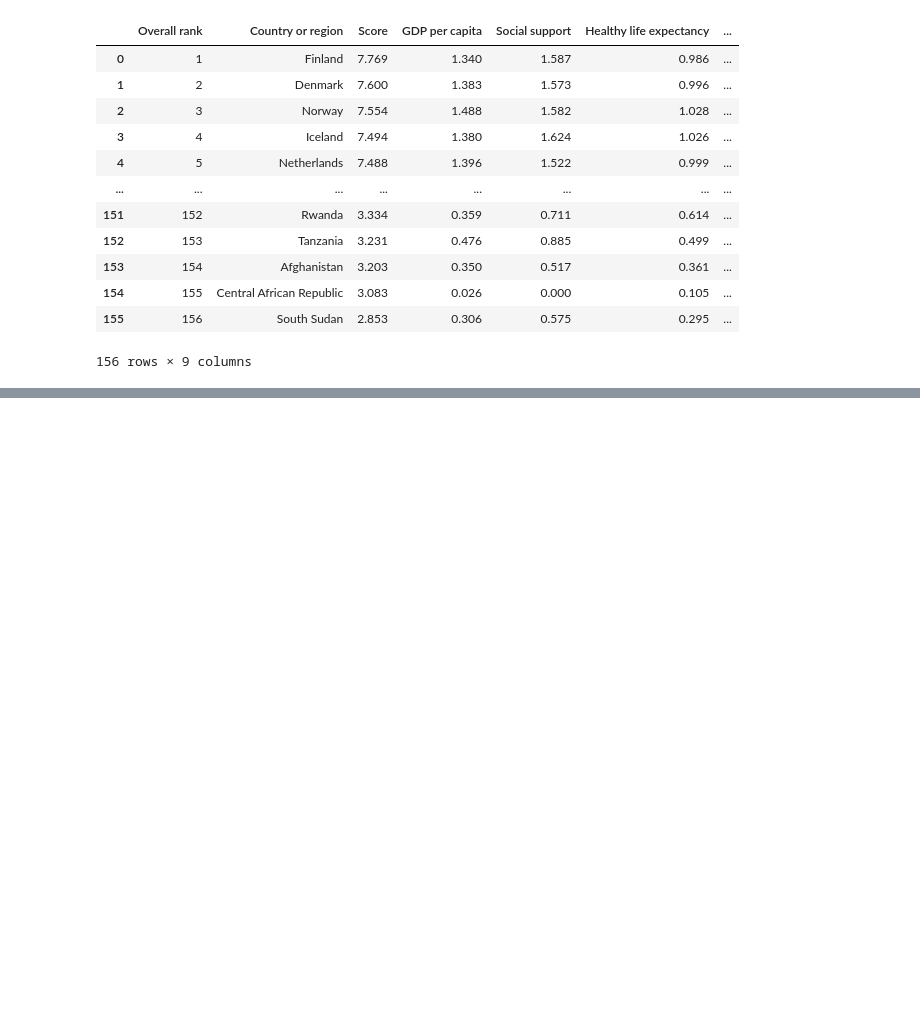
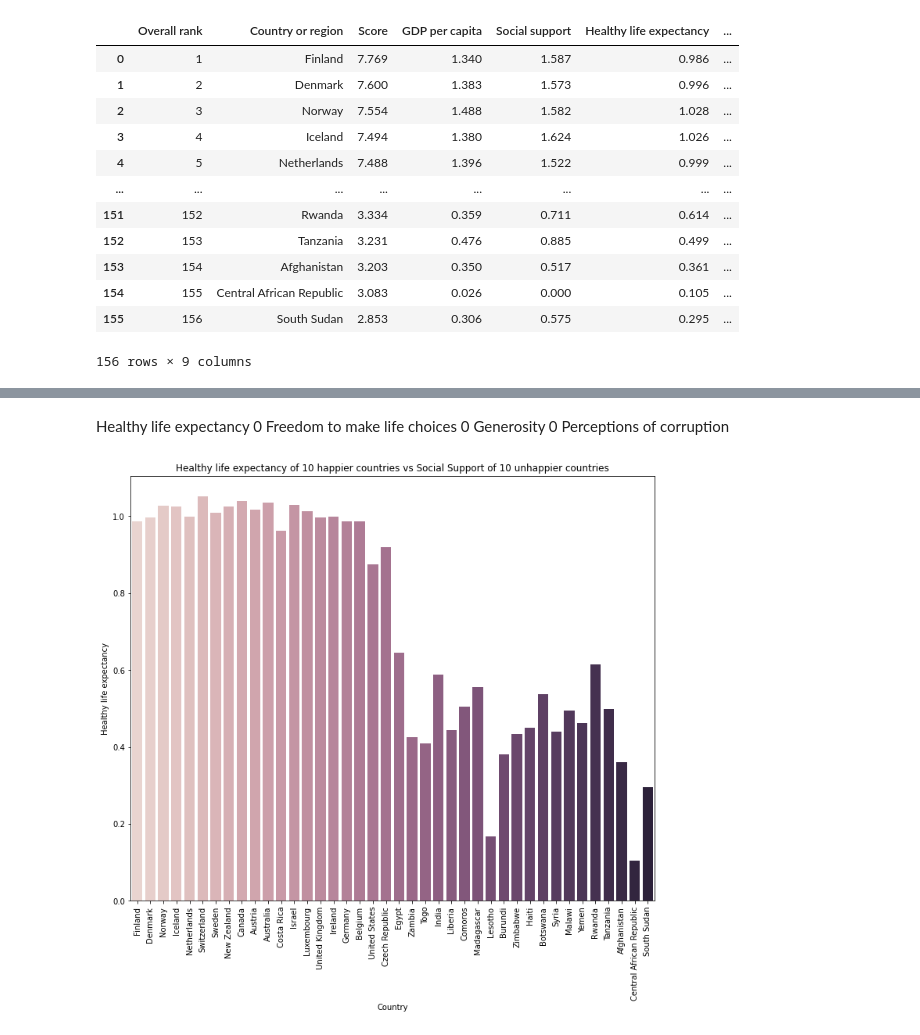
Before and after one commit to jruiz971/Mental-Health-Happiness-Economics-Human-Freedom, a Jupyter notebook: ipynb/World_Happiness_Report_2019_EDA.ipynb, the cells around one changed output, grey strips where cells are left out. Drawn from its saved outputs; the diff is of its cells as text; code cells hidden in the pictures; blank space fills up the shorter version.

```diff
--- a/ipynb/World_Happiness_Report_2019_EDA.ipynb
+++ b/ipynb/World_Happiness_Report_2019_EDA.ipynb
@@ -21,0 +102,16 @@ df
+# %% [markdown]
+Healthy life expectancy         0
+Freedom to make life choices    0
+Generosity                      0
+Perceptions of corruption
+# %%
+plt.figure(figsize=(12,10))
+sns.barplot(x=df_selected['Country or region'], y=df_selected['Healthy life expectancy'],palette=sns.cubehelix_palette(len(df_selected)))
+# Place the region names at a 90-degree angle.
+plt.xticks(rotation= 90)
+plt.xlabel('Country')
+plt.ylabel('Healthy life expectancy')
+plt.title('Healthy life expectancy of 10 happier countries vs Social Support of 10 unhappier countries')
+plt.show()
+# %% [output]
+[figure, added]
```
Also changed, not shown: parts of 17 cells of this notebook.
